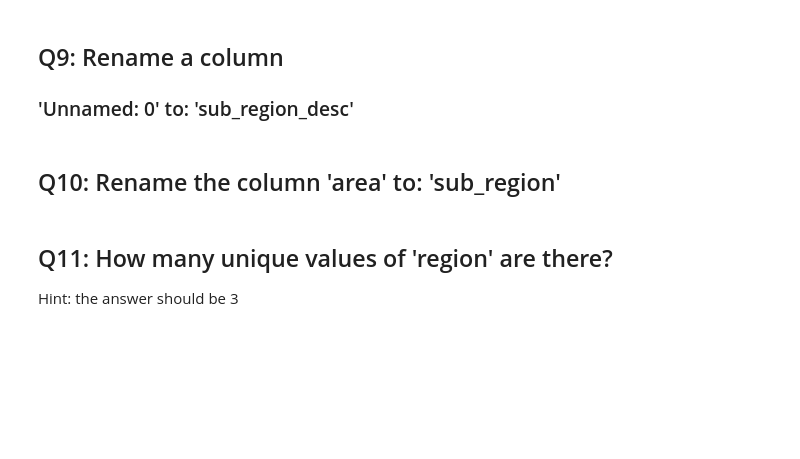
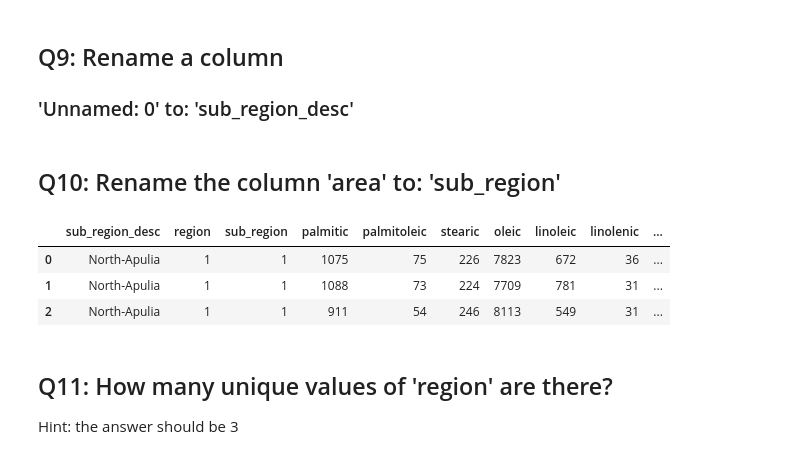
Before and after one commit to ejm714/dsp, a Jupyter notebook: python/pandas/3_pandas_olive_answers_ejm714.ipynb, the cells around one changed output. Cells and saved outputs as stored; diff of their text form; code cells hidden in the pictures; blank space fills up the shorter version.

```diff
--- a/python/pandas/3_pandas_olive_answers_ejm714.ipynb
+++ b/python/pandas/3_pandas_olive_answers_ejm714.ipynb
@@ -118,6 +122,12 @@ df.rename(columns={'Unnamed: 0': 'sub_region_desc'}, inplace=True)
 ## Q10:  Rename the column 'area' to:  'sub_region'
 # %%
 df.rename(columns={'area': 'sub_region'}, inplace=True)
+df.head(3)
+# %% [output]
+|  | sub_region_desc | region | sub_region | palmitic | palmitoleic | stearic | oleic | linoleic | linolenic | ... |
+| 0 | North-Apulia | 1 | 1 | 1075 | 75 | 226 | 7823 | 672 | 36 | ... |
+| 1 | North-Apulia | 1 | 1 | 1088 | 73 | 224 | 7709 | 781 | 31 | ... |
+| 2 | North-Apulia | 1 | 1 | 911 | 54 | 246 | 8113 | 549 | 31 | ... |
 # %% [markdown]
 ## Q11:  How many unique values of 'region' are there?
 
```
Also changed, not shown: parts of 4 cells of this notebook.
